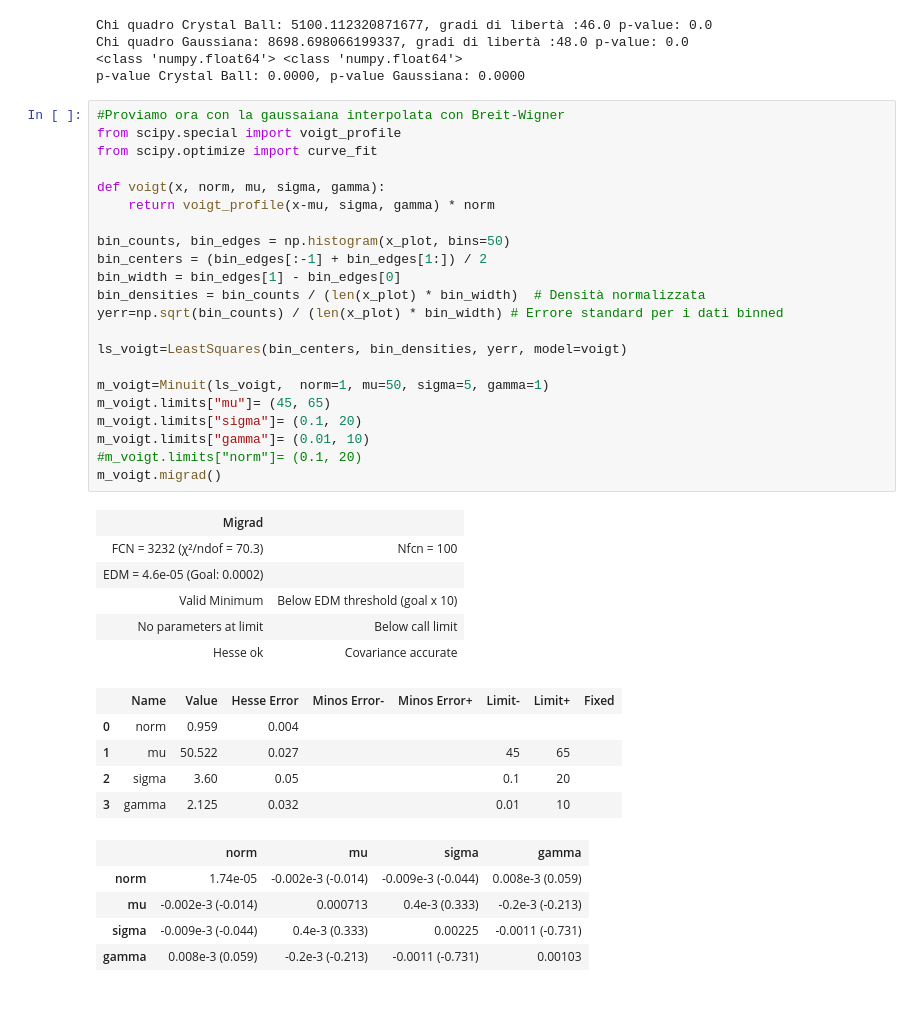
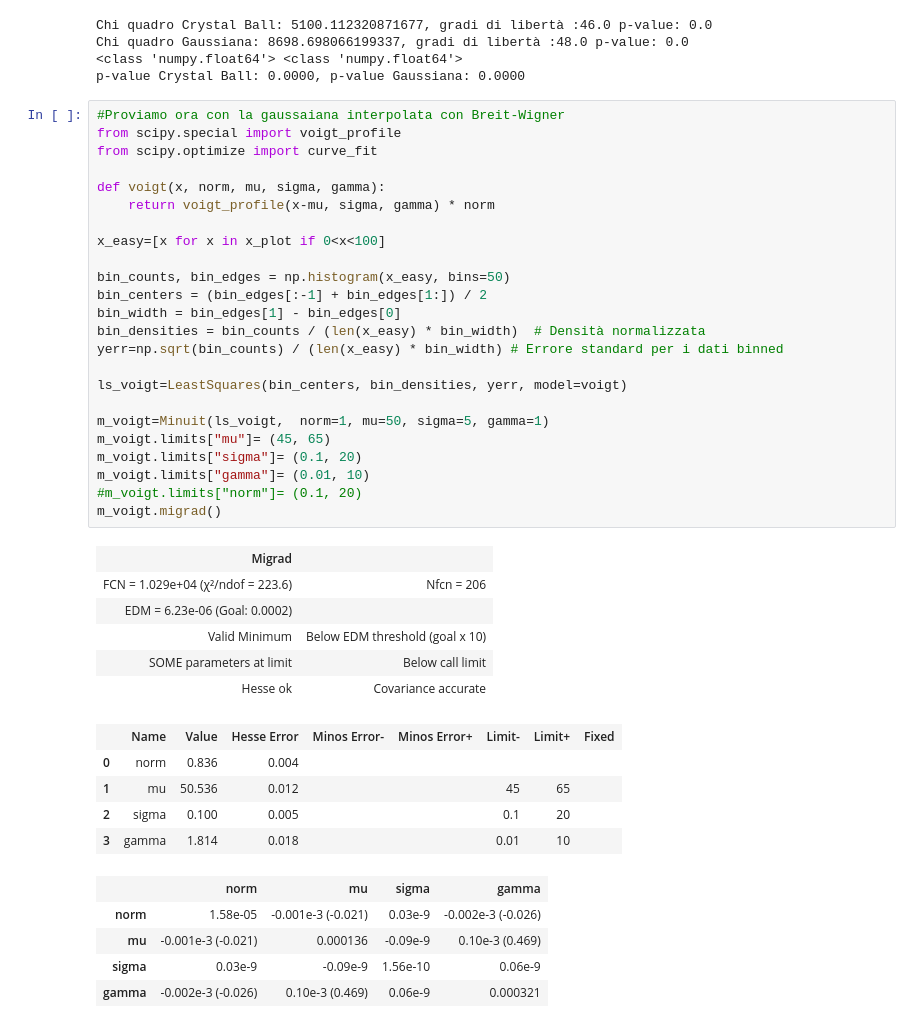
Before and after one commit to riccardocanterini-cyber/Tesi, a Jupyter notebook: Fit_Monofunzione/Fit_Dati_Filtrati_50.ipynb, the cells around one changed output. Drawn from its saved outputs; the diff is of its cells as text.

```diff
--- a/Fit_Dati_Filtrati_50.ipynb
+++ b/Fit_Monofunzione/Fit_Dati_Filtrati_50.ipynb
@@ -181,42 +181,44 @@ p-value Crystal Ball: 0.0000, p-value Gaussiana: 0.0000
 # %%
 #Proviamo ora con la gaussaiana interpolata con Breit-Wigner
 from scipy.special import voigt_profile
 from scipy.optimize import curve_fit
 
 def voigt(x, norm, mu, sigma, gamma):
     return voigt_profile(x-mu, sigma, gamma) * norm
 
-bin_counts, bin_edges = np.histogram(x_plot, bins=50)
+x_easy=[x for x in x_plot if 0<x<100]
+
+bin_counts, bin_edges = np.histogram(x_easy, bins=50)
 bin_centers = (bin_edges[:-1] + bin_edges[1:]) / 2
 bin_width = bin_edges[1] - bin_edges[0]
-bin_densities = bin_counts / (len(x_plot) * bin_width)  # Densità normalizzata
-yerr=np.sqrt(bin_counts) / (len(x_plot) * bin_width) # Errore standard per i dati binned
+bin_densities = bin_counts / (len(x_easy) * bin_width)  # Densità normalizzata
+yerr=np.sqrt(bin_counts) / (len(x_easy) * bin_width) # Errore standard per i dati binned
 
 ls_voigt=LeastSquares(bin_centers, bin_densities, yerr, model=voigt)
 
 m_voigt=Minuit(ls_voigt,  norm=1, mu=50, sigma=5, gamma=1)
 m_voigt.limits["mu"]= (45, 65)
 m_voigt.limits["sigma"]= (0.1, 20)
 m_voigt.limits["gamma"]= (0.01, 10)
 #m_voigt.limits["norm"]= (0.1, 20)
 m_voigt.migrad()
 # %% [output]
 | Migrad |  |
-| FCN = 3232 (χ²/ndof = 70.3) | Nfcn = 100 |
-| EDM = 4.6e-05 (Goal: 0.0002) |  |
+| FCN = 1.029e+04 (χ²/ndof = 223.6) | Nfcn = 206 |
+| EDM = 6.23e-06 (Goal: 0.0002) |  |
 | Valid Minimum | Below EDM threshold (goal x 10) |
-| No parameters at limit | Below call limit |
+| SOME parameters at limit | Below call limit |
 | Hesse ok | Covariance accurate |
 |  | Name | Value | Hesse Error | Minos Error- | Minos Error+ | Limit- | Limit+ | Fixed |
-| 0 | norm | 0.959 | 0.004 |  |  |  |  |  |
-| 1 | mu | 50.522 | 0.027 |  |  | 45 | 65 |  |
-| 2 | sigma | 3.60 | 0.05 |  |  | 0.1 | 20 |  |
-| 3 | gamma | 2.125 | 0.032 |  |  | 0.01 | 10 |  |
+| 0 | norm | 0.836 | 0.004 |  |  |  |  |  |
+| 1 | mu | 50.536 | 0.012 |  |  | 45 | 65 |  |
+| 2 | sigma | 0.100 | 0.005 |  |  | 0.1 | 20 |  |
+| 3 | gamma | 1.814 | 0.018 |  |  | 0.01 | 10 |  |
 |  | norm | mu | sigma | gamma |
-| norm | 1.74e-05 | -0.002e-3 (-0.014) | -0.009e-3 (-0.044) | 0.008e-3 (0.059) |
-| mu | -0.002e-3 (-0.014) | 0.000713 | 0.4e-3 (0.333) | -0.2e-3 (-0.213) |
-| sigma | -0.009e-3 (-0.044) | 0.4e-3 (0.333) | 0.00225 | -0.0011 (-0.731) |
-| gamma | 0.008e-3 (0.059) | -0.2e-3 (-0.213) | -0.0011 (-0.731) | 0.00103 |
+| norm | 1.58e-05 | -0.001e-3 (-0.021) | 0.03e-9 | -0.002e-3 (-0.026) |
+| mu | -0.001e-3 (-0.021) | 0.000136 | -0.09e-9 | 0.10e-3 (0.469) |
+| sigma | 0.03e-9 | -0.09e-9 | 1.56e-10 | 0.06e-9 |
+| gamma | -0.002e-3 (-0.026) | 0.10e-3 (0.469) | 0.06e-9 | 0.000321 |
 # %%
 fit_MH50_values={}
 fit_MH50_errors={}
```
Also changed, not shown: parts of 1 cell of this notebook, 44 other files.
